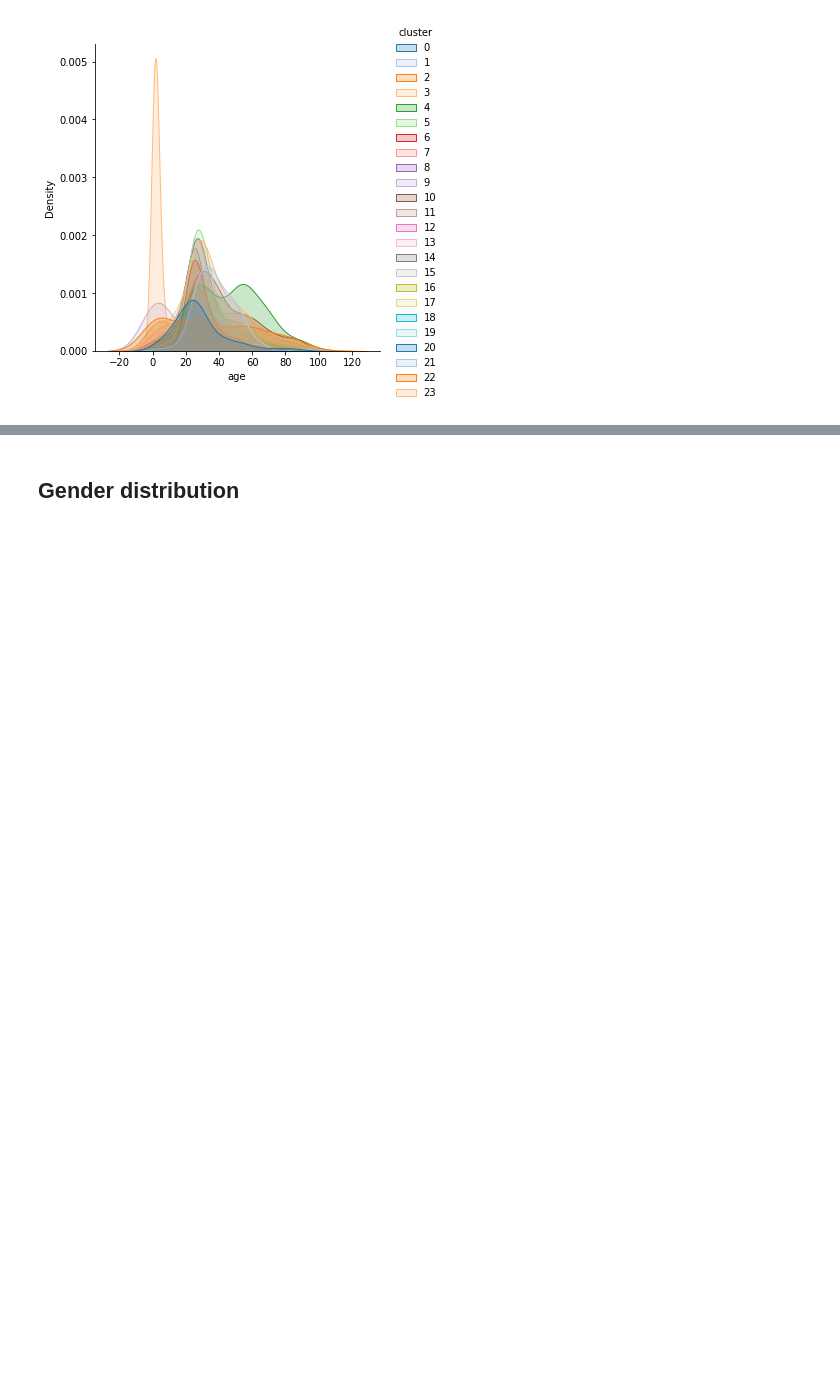
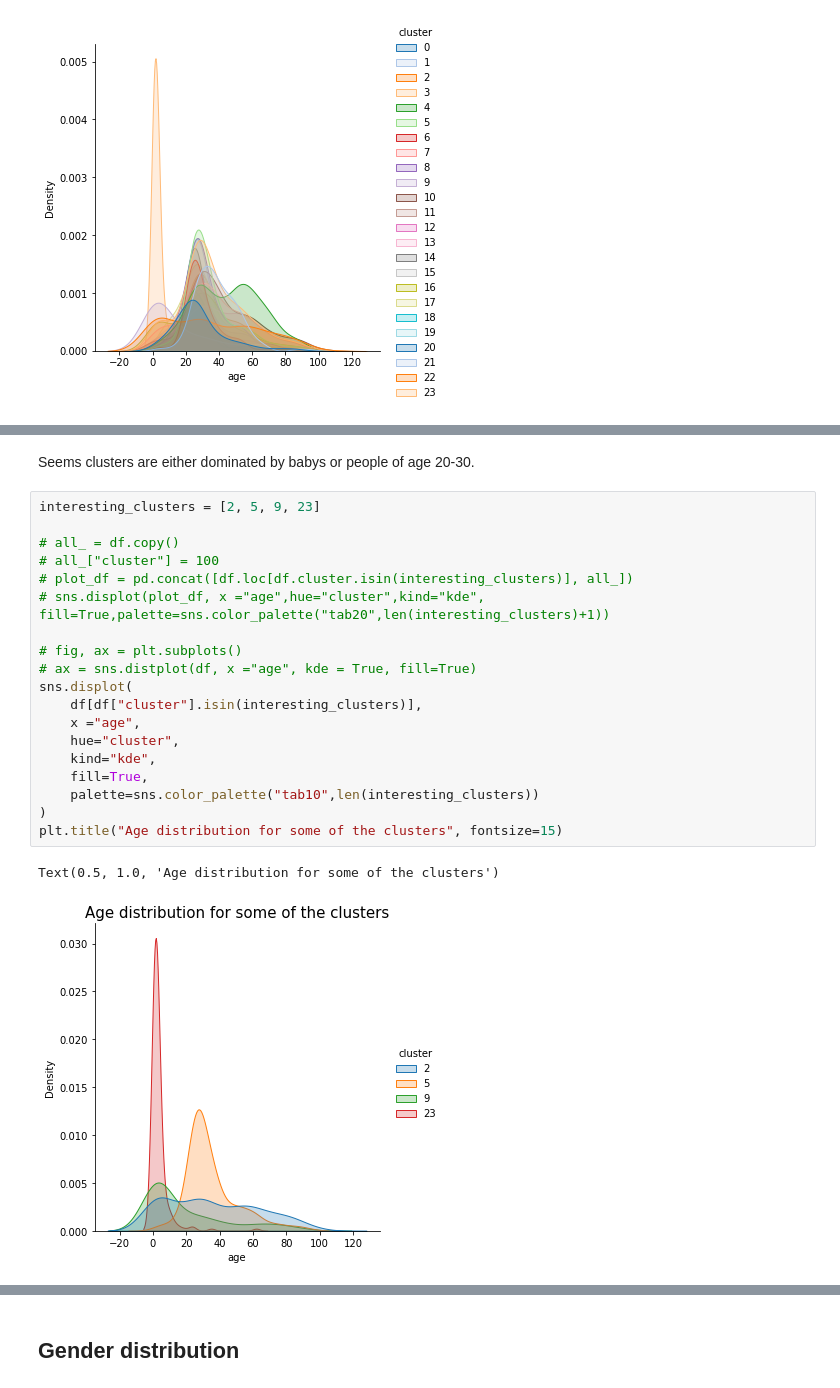
Before and after one commit to s183920/02582_Computational_Data_Analysis_Case2, a Jupyter notebook: autoencoder/distribution_analysis.ipynb, the cells around one changed output, grey strips where cells are left out. Cells and saved outputs as stored; diff of their text form; blank space fills up the shorter version.

Commit message:
distribution analysis

```diff
--- a/autoencoder/distribution_analysis.ipynb
+++ b/autoencoder/distribution_analysis.ipynb
@@ -69,0 +113,24 @@ sns.displot(df, x ="age",hue="cluster",kind="kde", fill=True,palette=sns.color_p
+# %% [markdown]
+Seems clusters are either dominated by babys or people of age 20-30.
+# %%
+interesting_clusters = [2, 5, 9, 23]
+
+# all_ = df.copy()
+# all_["cluster"] = 100
+# plot_df = pd.concat([df.loc[df.cluster.isin(interesting_clusters)], all_])
+# sns.displot(plot_df, x ="age",hue="cluster",kind="kde", fill=True,palette=sns.color_palette("tab20",len(interesting_clusters)+1))
+
+# fig, ax = plt.subplots()
+# ax = sns.distplot(df, x ="age", kde = True, fill=True)
+sns.displot(
+    df[df["cluster"].isin(interesting_clusters)],
+    x ="age",
+    hue="cluster",
+    kind="kde",
+    fill=True,
+    palette=sns.color_palette("tab10",len(interesting_clusters))
+)
+plt.title("Age distribution for some of the clusters", fontsize=15)
+# %% [output]
+Text(0.5, 1.0, 'Age distribution for some of the clusters')
+[figure, added]
```
Also changed, not shown: parts of 17 cells of this notebook, 2 other files.
